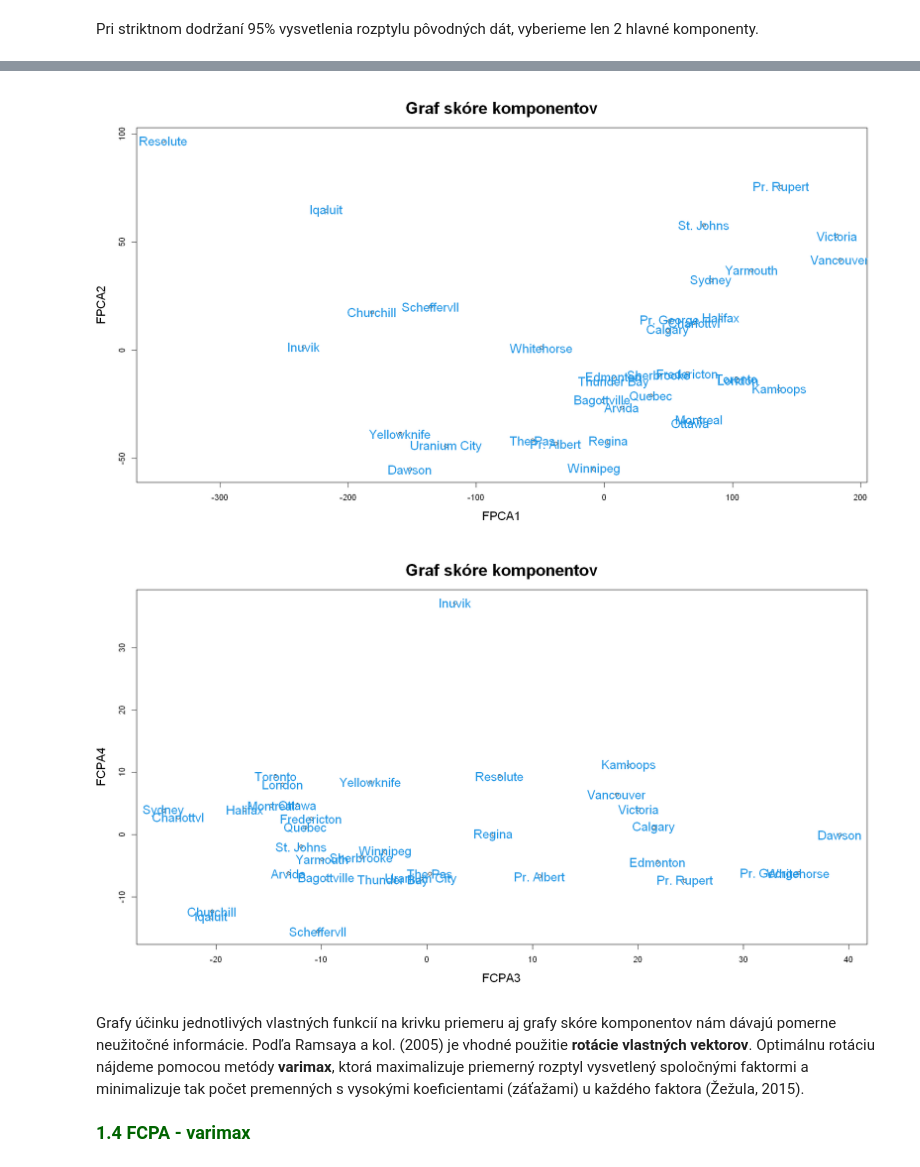
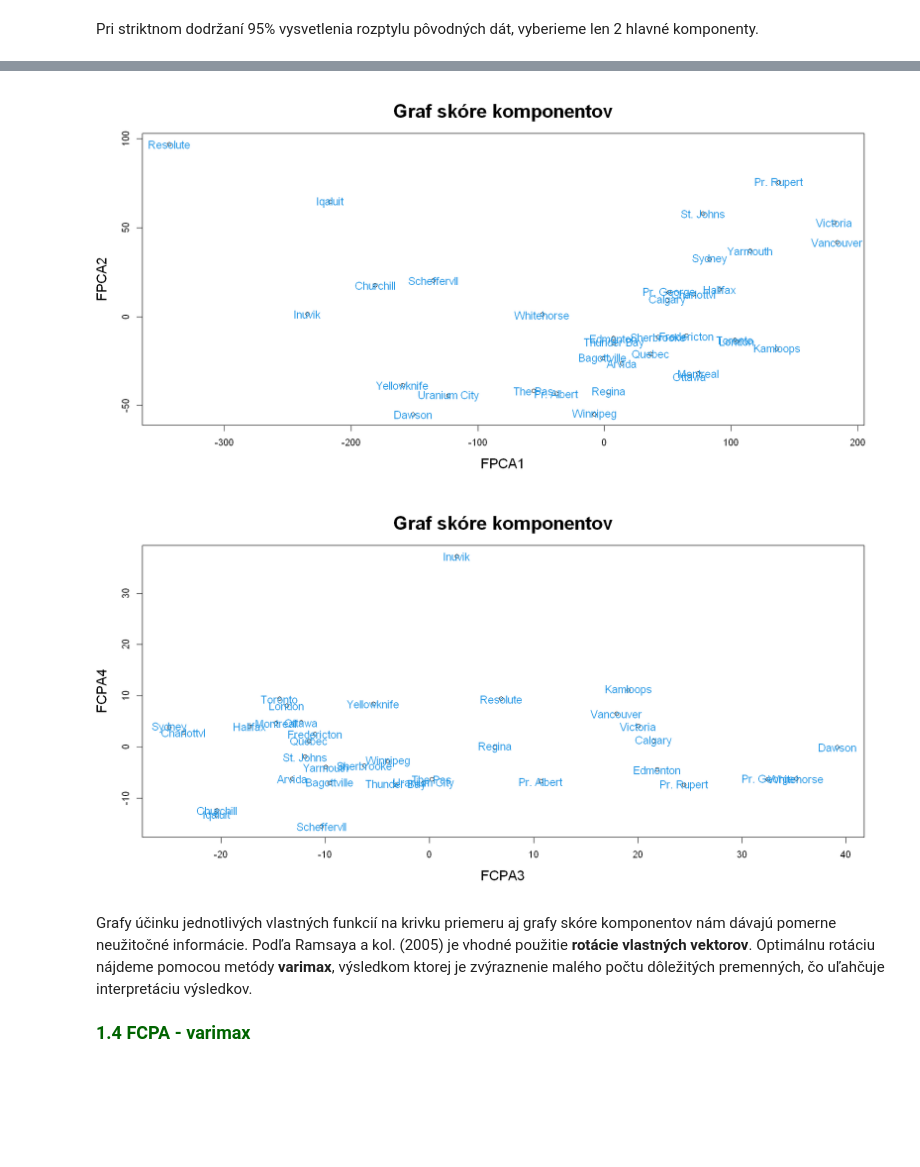
Before and after one commit to daviddr96/jupyter_notebooky, a Jupyter notebook: 04-Regresia.ipynb, the cells around one changed output, grey strips where cells are left out. Drawn from its saved outputs; the diff is of its cells as text; code cells hidden in the pictures; blank space fills up the shorter version.

```diff
--- a/04-Regresia.ipynb
+++ b/04-Regresia.ipynb
@@ -177,17 +183,17 @@ plot.pca.fd(daytemppcaobj, cex.main=2.5, cex.lab=1.5, lwd=3)
 # %%
 harmscr <- daytemppcaobj[[3]]
-options(repr.plot.width=16, repr.plot.height=9)
+options(repr.plot.width=14, repr.plot.height=7)
 plot(harmscr[,1], harmscr[,2], xlab="FPCA1", ylab="FPCA2", cex.lab=1.45, main="Graf skóre komponentov", cex.main=2)
-text(harmscr[,1], harmscr[,2], CanadianWeather$place, col=4, cex=1.5)
+text(harmscr[,1], harmscr[,2], CanadianWeather$place, col=4, cex=1.15)
 # %% [output]
-[figure, old version]
+[figure, new version]
 # %%
 plot(harmscr[,3], harmscr[,4], xlab="FCPA3", ylab="FCPA4", cex.lab=1.45,main="Graf skóre komponentov", cex.main=2)
-text(harmscr[,3], harmscr[,4], CanadianWeather$place, col=4, cex=1.5)
+text(harmscr[,3], harmscr[,4], CanadianWeather$place, col=4, cex=1.15)
 # %% [output]
-[figure, old version]
+[figure, new version]
 # %% [markdown]
-Grafy účinku jednotlivých vlastných funkcií na krivku priemeru aj grafy skóre komponentov nám dávajú pomerne neužitočné informácie. Podľa Ramsaya a kol. (2005) je vhodné použitie **rotácie vlastných vektorov**. Optimálnu rotáciu nájdeme pomocou metódy **varimax**, ktorá maximalizuje priemerný rozptyl vysvetlený spoločnými faktormi a minimalizuje tak počet premenných s vysokými koeficientami (záťažami) u každého faktora (Žežula, 2015).
+Grafy účinku jednotlivých vlastných funkcií na krivku priemeru aj grafy skóre komponentov nám dávajú pomerne neužitočné informácie. Podľa Ramsaya a kol. (2005) je vhodné použitie **rotácie vlastných vektorov**. Optimálnu rotáciu nájdeme pomocou metódy **varimax**, výsledkom ktorej je zvýraznenie malého počtu dôležitých premenných, čo uľahčuje interpretáciu výsledkov.
 # %% [markdown]
 **<font size=4 color=darkgreen> 1.4 FCPA - varimax </font>** <br>
 # %% [markdown]
```
Also changed, not shown: parts of 53 cells of this notebook.
